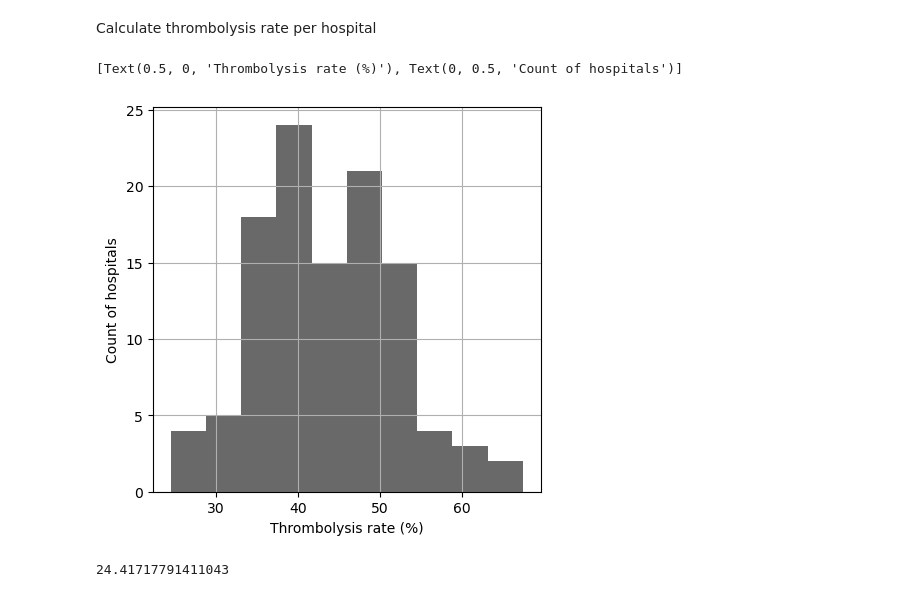
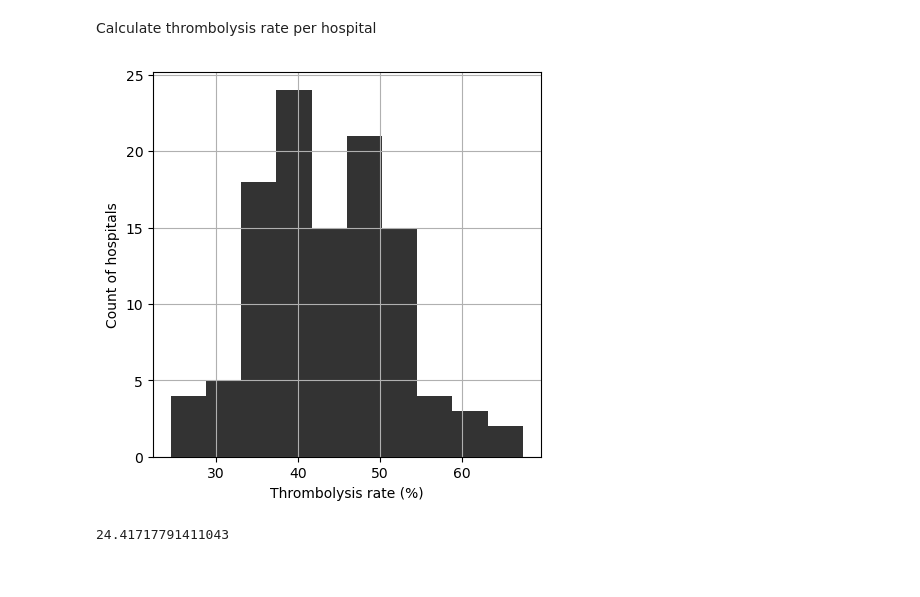
Before and after one commit to samuel-book/thrombolysis_outcome_ml_paper, a Jupyter notebook: xgb_7_features/000_ssnap_data_analysis.ipynb, the cells around one changed output. Cells and saved outputs as stored; diff of their text form; code cells hidden in the pictures.

Commit message:
Added more figures to use in the supplementary paper

```diff
--- a/xgb_7_features/000_ssnap_data_analysis.ipynb
+++ b/xgb_7_features/000_ssnap_data_analysis.ipynb
@@ -35,6 +40,7 @@ Use os.path.join() to create filenames. So define folders without trailing forwa
 @dataclass(frozen=True)
 class Paths:
     '''Singleton object for storing paths to data and database.'''
+    image_save_path: str = './saved_images'
     data_read_path: str = '../data_processing/output'
     data_read_filename: str = '02_reformatted_data_ml_include_mt_remove_anticoag.csv'
     notebook: str = '000_'
@@ -109,11 +128,16 @@ df_subdata["Thrombolysis"] = mask
 Calculate thrombolysis rate per hospital
 # %%
 hosp_ivt_rate = (df_subdata.groupby(by=["stroke_team"]).mean()["Thrombolysis"])*100
-ax = hosp_ivt_rate.hist(color='dimgrey', figsize=(5,5))
+ax = hosp_ivt_rate.hist(color='k', alpha = 0.8, figsize=(5,5))
 ax.set(xlabel="Thrombolysis rate (%)", ylabel="Count of hospitals")
+
+filename = os.path.join(paths.image_save_path,
+                        (paths.notebook + paths.model_text +
+                       '_thrombolysis_rate_hist.jpg'))
+
+plt.savefig(filename, dpi=300)
 # %% [output]
-[Text(0.5, 0, 'Thrombolysis rate (%)'), Text(0, 0.5, 'Count of hospitals')]
-[figure, old version]
+[figure, new version]
 # %%
 hosp_ivt_rate.min()
 # %% [output]
```
Also changed, not shown: parts of 8 cells of this notebook.
